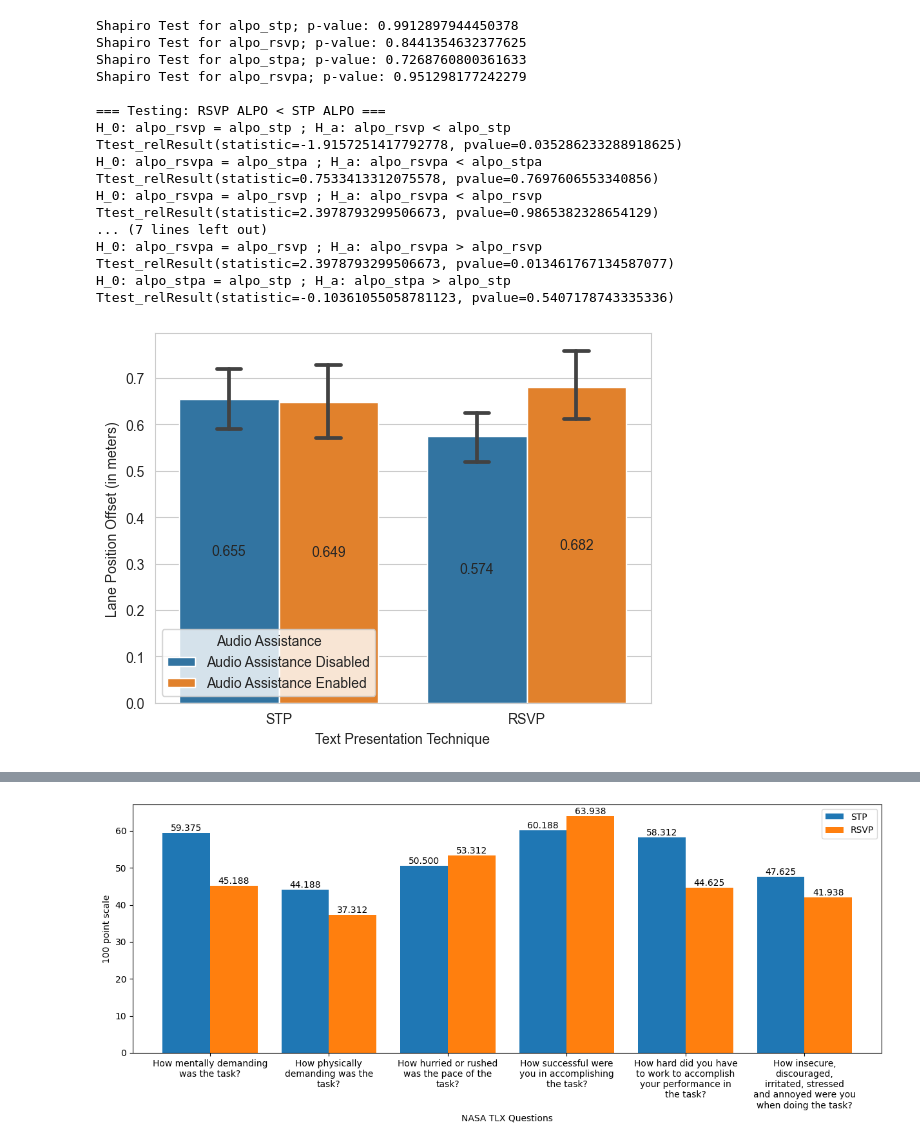
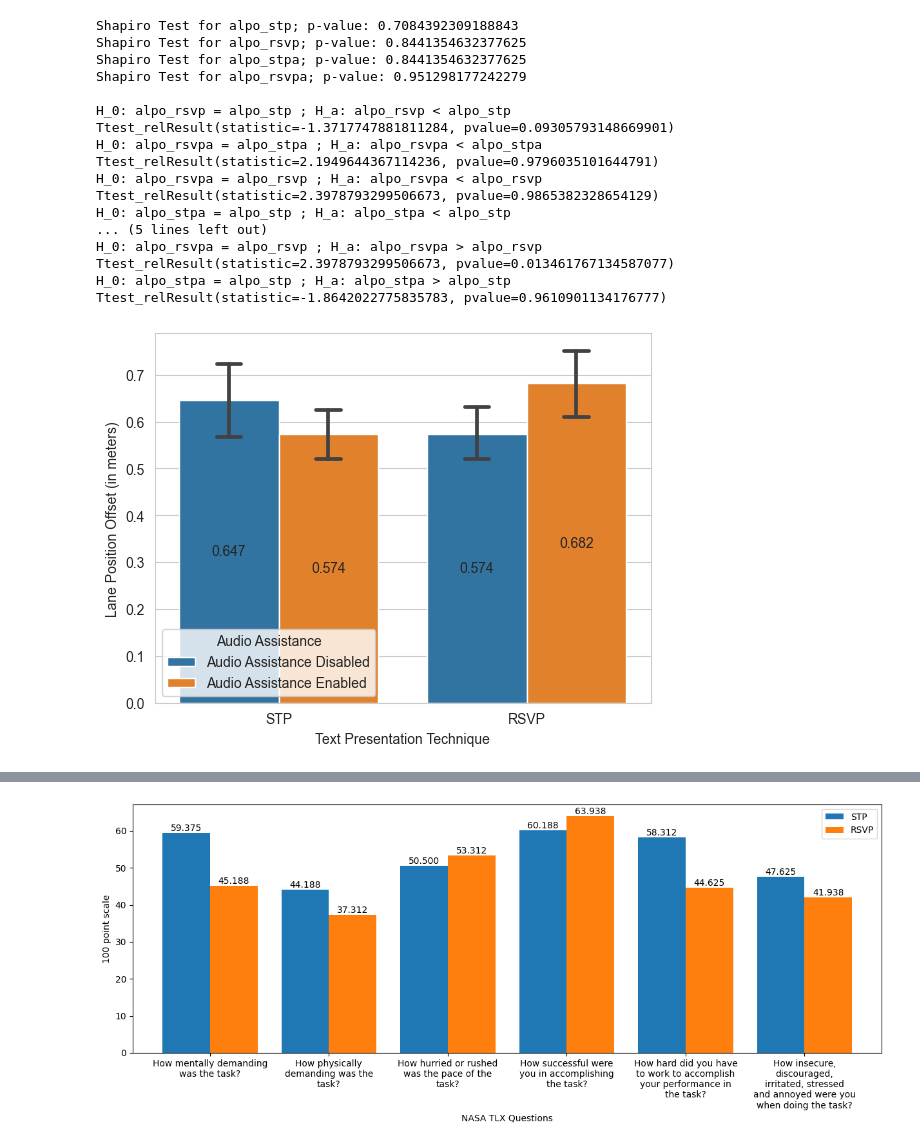
Before and after one commit to shh1v/NDRRI-Data-Analysis, a Jupyter notebook: analysis.ipynb, the cells around one changed output, grey strips where cells are left out. Drawn from its saved outputs; the diff is of its cells as text; code cells hidden in the pictures.

Commit message:
Fixed AA data column error, added utility function to generate refined data frames

```diff
--- a/analysis.ipynb
+++ b/analysis.ipynb
@@ -313,7 +274,7 @@ for participant in lpd_df["Participant_ID"].unique():
     new_arr_1 = [participant, "RSVP", "NAA",  p_data[(p_data["RSVP"] == 1) & (p_data["TTS"] == 0)]["AVG"].values.mean()]
     new_arr_2 = [participant, "RSVP", "AA", p_data[(p_data["RSVP"] == 1) & (p_data["TTS"] == 1)]["AVG"].values.mean()]
     new_arr_3 = [participant, "STP", "NAA", p_data[(p_data["RSVP"] == 0) & (p_data["TTS"] == 0)]["AVG"].values.mean()]
-    new_arr_4 = [participant, "STP", "AA", p_data[(p_data["RSVP"] == 0) & (p_data["TTS"] == 0)]["AVG"].values.mean()]
+    new_arr_4 = [participant, "STP", "AA", p_data[(p_data["RSVP"] == 1) & (p_data["TTS"] == 0)]["AVG"].values.mean()]
 
     lpd_refined.loc[len(lpd_refined)] = new_arr_1
     lpd_refined.loc[len(lpd_refined)] = new_arr_2
@@ -348,8 +309,6 @@ print("Shapiro Test for alpo_stpa; p-value:", stats.shapiro(alpo_stpa)[1])
 print("Shapiro Test for alpo_rsvpa; p-value:", stats.shapiro(alpo_rsvpa)[1], "\n")
 
 # Perform P-tests for testing the hypothesis
-
-print("=== Testing: RSVP ALPO < STP ALPO ===")
 # Test if H_a: alpo_rsvp < alpo
 print("H_0: alpo_rsvp = alpo_stp ; H_a: alpo_rsvp < alpo_stp")
 print(stats.ttest_rel(a = alpo_rsvp, b = alpo_stp, alternative = "less"))
@@ -361,42 +320,41 @@ print(stats.ttest_rel(a = alpo_rsvpa, b = alpo_rsvp, alternative = "less"))
 print("H_0: alpo_stpa = alpo_stp ; H_a: alpo_stpa < alpo_stp")
 print(stats.ttest_rel(a = alpo_stpa, b = alpo_stp, alternative = "less"))
 
-print("=== Testing: RSVP ALPO > STP ALPO ===")
 # Test if H_a: alpo_rsvp > alpo_stp
 print("H_0: alpo_rsvp = alpo_stp ; H_a: alpo_rsvp > alpo_stp")
 print(stats.ttest_rel(a = alpo_rsvp, b = alpo_stp, alternative = "greater"))
 print("H_0: alpo_rsvpa = alpo_stpa ; H_a: alpo_rsvpa > alpo_stpa")
 print(stats.ttest_rel(a = alpo_rsvpa, b = alpo_stpa, alternative = "greater"))
 # Test if H_a: alpo_aae > alpo_aad
 print("H_0: alpo_rsvpa = alpo_rsvp ; H_a: alpo_rsvpa > alpo_rsvp")
 print(stats.ttest_rel(a = alpo_rsvpa, b = alpo_rsvp, alternative = "greater"))
 print("H_0: alpo_stpa = alpo_stp ; H_a: alpo_stpa > alpo_stp")
 print(stats.ttest_rel(a = alpo_stpa, b = alpo_stp, alternative = "greater"))
 
 # Getting decoupled dataframe for the graph
 lpd_decoupled = decouple_df(lpd_combined)
 plot = sns.barplot(data=lpd_decoupled, x="Text Presentation Technique", y="Lane Position Offset (in meters)", hue="Audio Assistance", capsize=0.1)
 for p in plot.containers:
     plot.bar_label(p, fmt='%.3f', label_type='center')
 # %% [output]
-Shapiro Test for alpo_stp; p-value: 0.9912897944450378
+Shapiro Test for alpo_stp; p-value: 0.7084392309188843
 Shapiro Test for alpo_rsvp; p-value: 0.8441354632377625
-Shapiro Test for alpo_stpa; p-value: 0.7268760800361633
+Shapiro Test for alpo_stpa; p-value: 0.8441354632377625
 Shapiro Test for alpo_rsvpa; p-value: 0.951298177242279
 
-=== Testing: RSVP ALPO < STP ALPO ===
 H_0: alpo_rsvp = alpo_stp ; H_a: alpo_rsvp < alpo_stp
-Ttest_relResult(statistic=-1.9157251417792778, pvalue=0.035286233288918625)
+Ttest_relResult(statistic=-1.3717747881811284, pvalue=0.09305793148669901)
 H_0: alpo_rsvpa = alpo_stpa ; H_a: alpo_rsvpa < alpo_stpa
-Ttest_relResult(statistic=0.7533413312075578, pvalue=0.7697606553340856)
+Ttest_relResult(statistic=2.1949644367114236, pvalue=0.9796035101644791)
 H_0: alpo_rsvpa = alpo_rsvp ; H_a: alpo_rsvpa < alpo_rsvp
 Ttest_relResult(statistic=2.3978793299506673, pvalue=0.9865382328654129)
-... (7 lines left out)
+H_0: alpo_stpa = alpo_stp ; H_a: alpo_stpa < alpo_stp
+... (5 lines left out)
 H_0: alpo_rsvpa = alpo_rsvp ; H_a: alpo_rsvpa > alpo_rsvp
 Ttest_relResult(statistic=2.3978793299506673, pvalue=0.013461767134587077)
 H_0: alpo_stpa = alpo_stp ; H_a: alpo_stpa > alpo_stp
-Ttest_relResult(statistic=-0.10361055058781123, pvalue=0.5407178743335336)
+Ttest_relResult(statistic=-1.8642022775835783, pvalue=0.9610901134176777)
-[figure, old version]
+[figure, new version]
 # %%
 # Analyzing the Maximum Steering Angle Velocity
 MSVs = []
```
Also changed, not shown: parts of 7 cells of this notebook.
